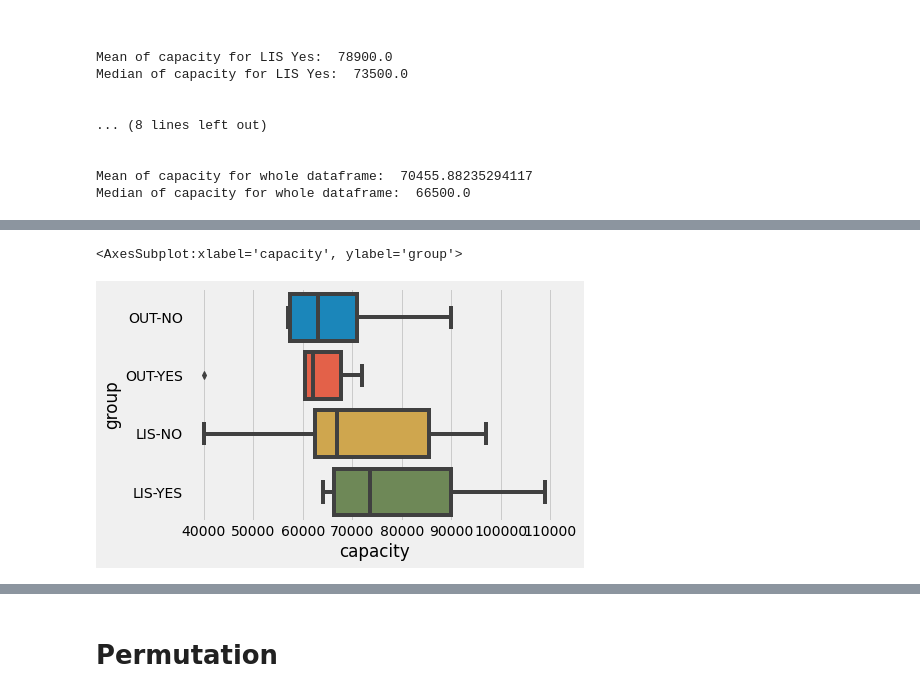
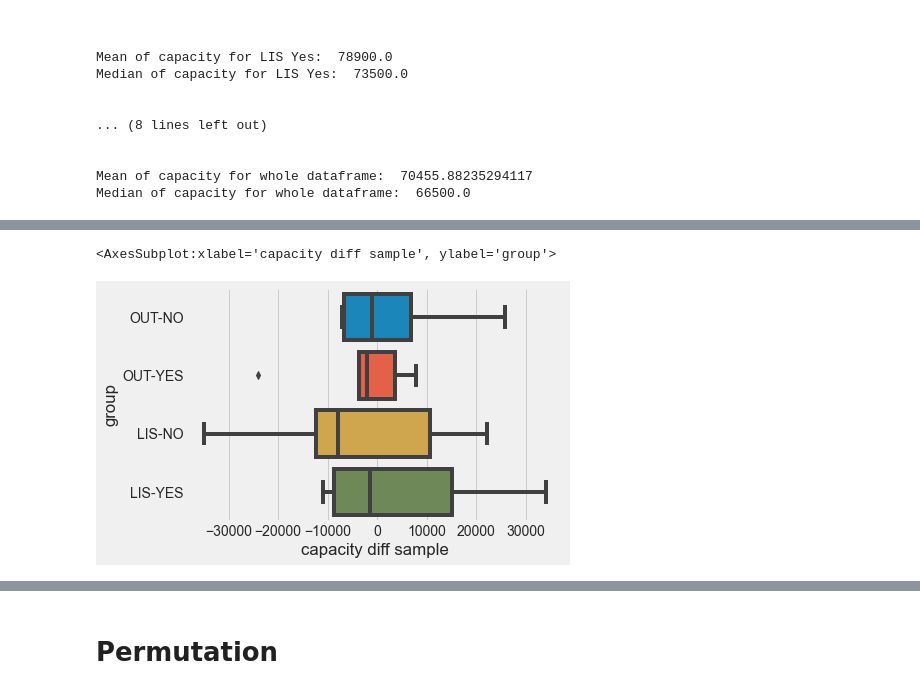
Before and after one commit to TomWFox/2c-Data-Science, a Jupyter notebook: 2c.ipynb, the cells around one changed output, grey strips where cells are left out. Drawn from its saved outputs; the diff is of its cells as text; code cells hidden in the pictures.

```diff
--- a/2c.ipynb
+++ b/2c.ipynb
@@ -100,0 +342,3 @@ Median of capacity for whole dataframe:  66500.0
+# %%
+# for each participant in df, calculate the difference between their capacity and the mean capacity of their group, and add this to a new column, 'capacity diff'
+df['capacity diff'] = df['capacity'] - df.groupby('group')['capacity'].transform('mean')
@@ -106,0 +372,3 @@ sns.boxplot(data=df, x="capacity", y="group", hue="health")
+# %%
+# for each participant in df, calculate the difference between their capacity and the mean capacity of their sample, and add this to a new column, 'capacity diff sample'
+df['capacity diff sample'] = df['capacity'] - df.groupby('sample')['capacity'].transform('mean')
@@ -107,6 +396,6 @@ sns.boxplot(data=df, x="capacity", y="group", hue="health")
 # %%
-# box plot of the capacity column for each of the 4 groups
-sns.boxplot(data=df, x="capacity", y="group")
+# plot a boxplot of the capacity diff sample column, grouped by group
+sns.boxplot(data=df, x="capacity diff sample", y="group")
 # %% [output]
-<AxesSubplot:xlabel='capacity', ylabel='group'>
+<AxesSubplot:xlabel='capacity diff sample', ylabel='group'>
-[figure, old version]
+[figure, new version]
```
Also changed, not shown: parts of 55 cells of this notebook, 1 other file.
